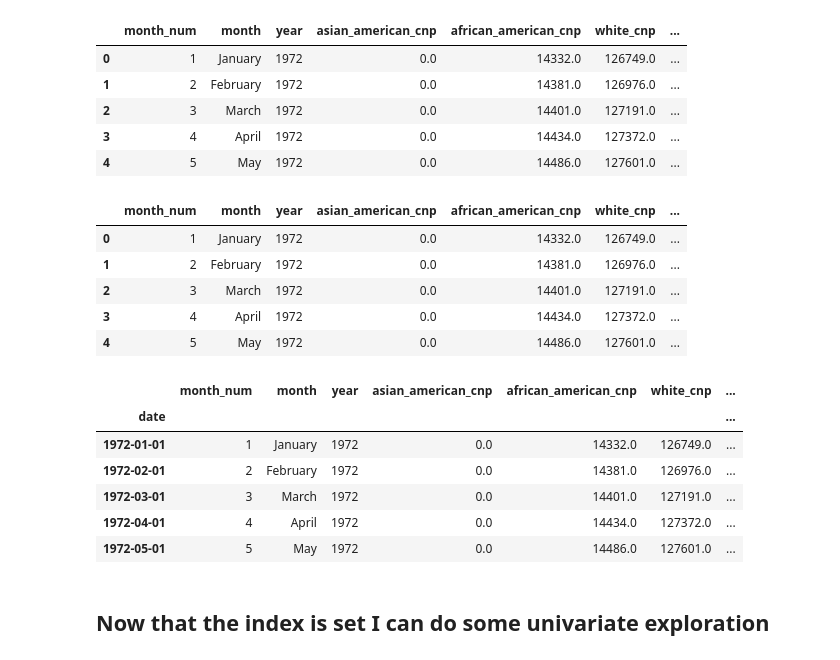
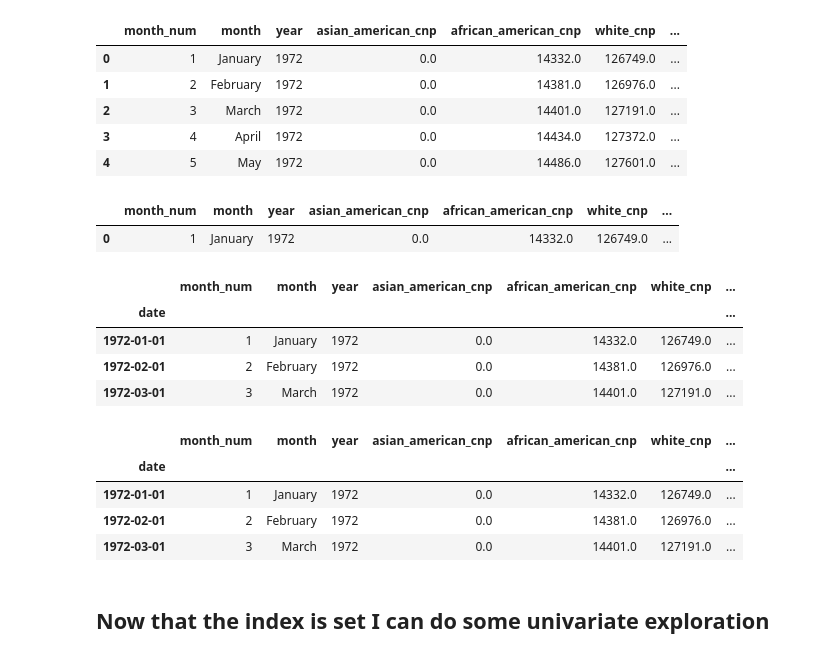
Before and after one commit to BraedenWright/individual-project, a Jupyter notebook: labor_aquire_and_explore.ipynb, the cells around one changed output. Cells and saved outputs as stored; diff of their text form; code cells hidden in the pictures.

```diff
--- a/labor_aquire_and_explore.ipynb
+++ b/labor_aquire_and_explore.ipynb
@@ -89,15 +90,15 @@ df = df.rename(columns = {
                           'Data.Civilian Noninstitutional Population.Asian':'asian_american_cnp',
                           'Data.Civilian Noninstitutional Population.Black or African American':'african_american_cnp',
                           'Data.Civilian Noninstitutional Population.White':'white_cnp',
-                          'Data.Not In Labor Force.Asian':'asian_not_in_labor_force',
+                          'Data.Not In Labor Force.Asian':'asian_american_not_in_labor_force',
                           'Data.Not In Labor Force.Black or African American':'african_american_not_in_labor_force',
                           'Data.Not In Labor Force.White':'white_not_in_labor_force',
-                          'Data.Civilian Labor Force.Asian.Counts':'asian_civilian_labor_force',
-                          'Data.Civilian Labor Force.Asian.Participation Rate':'asian_clf_rate',
-                          'Data.Employed.Asian.Counts':'asian_employed',
-                          'Data.Employed.Asian.Unemployment Rate':'employed_asian_unemployment_rate',
-                          'Data.Unemployed.Asian.Counts':'asian_unemployed',
-                          'Data.Unemployed.Asian.Unemployment Rate':'unemployed_asian_unemployment_rate',
+                          'Data.Civilian Labor Force.Asian.Counts':'asian_american_civilian_labor_force',
+                          'Data.Civilian Labor Force.Asian.Participation Rate':'asian_american_clf_rate',
+                          'Data.Employed.Asian.Counts':'asian_american_employed',
+                          'Data.Employed.Asian.Unemployment Rate':'employed_asian_american_unemployment_rate',
+                          'Data.Unemployed.Asian.Counts':'asian_american_unemployed',
+                          'Data.Unemployed.Asian.Unemployment Rate':'unemployed_asian_american_unemployment_rate',
                           'Data.Civilian Labor Force.Black or African American.Counts.All':'all_african_american_civilian_labor_force',
                           'Data.Civilian Labor Force.Black or African American.Counts.Men':'male_african_american_civilian_labor_force',
                           'Data.Civilian Labor Force.Black or African American.Counts.Women':'female_african_american_civilian_labor_force',
@@ -147,25 +148,20 @@ df.head()
 # concat year and month
 df['date'] = df['month'].astype(str).str.cat(df['year'].astype(str), sep=', ')
 # %%
-df.head()
+df.head(1)
 # %% [output]
 |  | month_num | month | year | asian_american_cnp | african_american_cnp | white_cnp | ... |
 | 0 | 1 | January | 1972 | 0.0 | 14332.0 | 126749.0 | ... |
-| 1 | 2 | February | 1972 | 0.0 | 14381.0 | 126976.0 | ... |
-| 2 | 3 | March | 1972 | 0.0 | 14401.0 | 127191.0 | ... |
-| 3 | 4 | April | 1972 | 0.0 | 14434.0 | 127372.0 | ... |
-| 4 | 5 | May | 1972 | 0.0 | 14486.0 | 127601.0 | ... |
 # %%
+# set date to datetime index
 df['date'] = pd.to_datetime(df['date'])
 
 df = df.set_index('date').sort_index()
 
-df.head()
+df.head(3)
 # %% [output]
 |  | month_num | month | year | asian_american_cnp | african_american_cnp | white_cnp | ... |
 | date |  |  |  |  |  |  | ... |
 | 1972-01-01 | 1 | January | 1972 | 0.0 | 14332.0 | 126749.0 | ... |
 | 1972-02-01 | 2 | February | 1972 | 0.0 | 14381.0 | 126976.0 | ... |
 | 1972-03-01 | 3 | March | 1972 | 0.0 | 14401.0 | 127191.0 | ... |
-| 1972-04-01 | 4 | April | 1972 | 0.0 | 14434.0 | 127372.0 | ... |
-| 1972-05-01 | 5 | May | 1972 | 0.0 | 14486.0 | 127601.0 | ... |
@@ -172,3 +187,11 @@ df.head()
+# %%
+df.head(3)
+# %% [output]
+|  | month_num | month | year | asian_american_cnp | african_american_cnp | white_cnp | ... |
+| date |  |  |  |  |  |  | ... |
+| 1972-01-01 | 1 | January | 1972 | 0.0 | 14332.0 | 126749.0 | ... |
+| 1972-02-01 | 2 | February | 1972 | 0.0 | 14381.0 | 126976.0 | ... |
+| 1972-03-01 | 3 | March | 1972 | 0.0 | 14401.0 | 127191.0 | ... |
 # %% [markdown]
 ## Now that the index is set I can do some univariate exploration
 # %%
```
Also changed, not shown: parts of 22 cells of this notebook, 2 other files.
